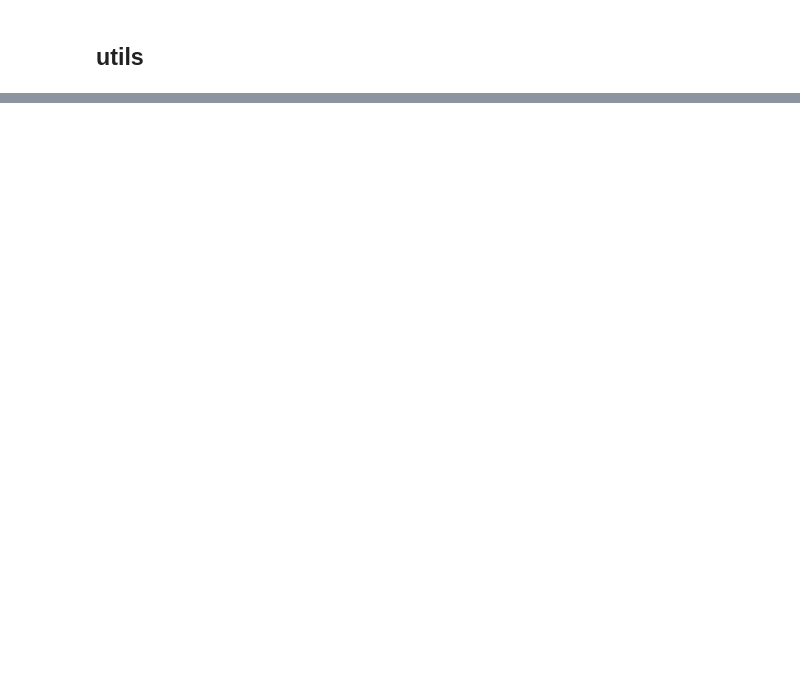
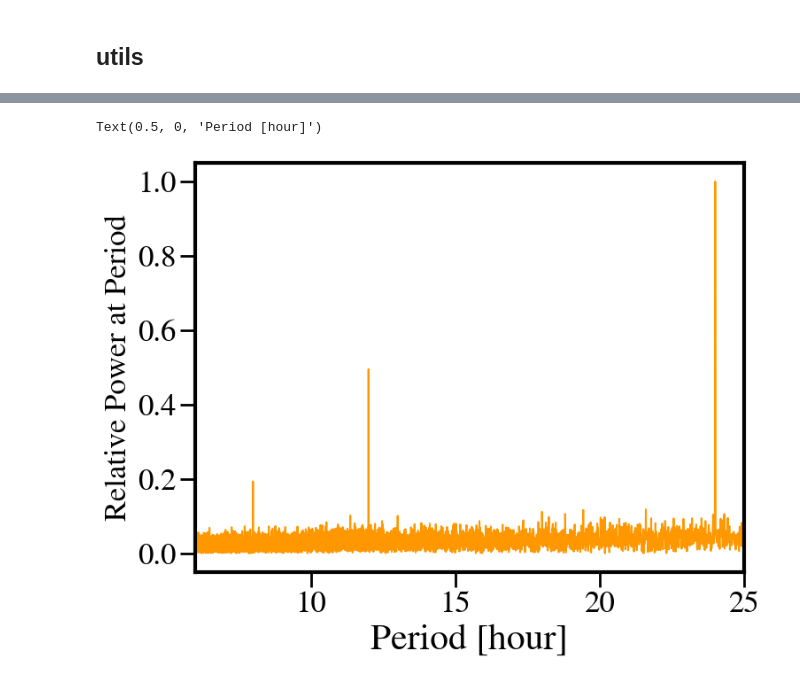
Before and after one commit to SidneyLower-NOAA/SMD_Notebooks, a Jupyter notebook: Supplemental_Locations/Diurnal-Cycle.ipynb, the cells around one changed output, grey strips where cells are left out. Drawn from its saved outputs; the diff is of its cells as text; code cells hidden in the pictures; blank space fills up the shorter version.

```diff
--- a/Supplemental_Locations/Diurnal-Cycle.ipynb
+++ b/Supplemental_Locations/Diurnal-Cycle.ipynb
@@ -670,0 +263,17 @@ Text(0.0485, 0.25, 'Precipitation [mm]')
+# %%
+## As a function of time
+
+# isolate frequencies corresponding to periods of < 24 h
+time_lims = [2*dt,25.] #can't sample below twice the time resolution of data
+freq_lims = [find_nearest(frequencies,1./time_lims[1]), find_nearest(frequencies,1./time_lims[0])]
+trange = 1./frequencies[freq_lims[0]:freq_lims[1]]
+signal = np.abs(fft_result[freq_lims[0]:freq_lims[1]])/np.max(np.abs(fft_result[freq_lims[0]:freq_lims[1]]))
+
+plt.plot(trange,signal,color=colors[stat])
+plt.xlim(time_lims)
+#plt.ylim([0,0.1])
+plt.ylabel('Relative Power at Period', fontsize=25)
+plt.xlabel('Period [hour]')
+# %% [output]
+Text(0.5, 0, 'Period [hour]')
+[figure, added]
```
Also changed, not shown: parts of 54 cells of this notebook.
